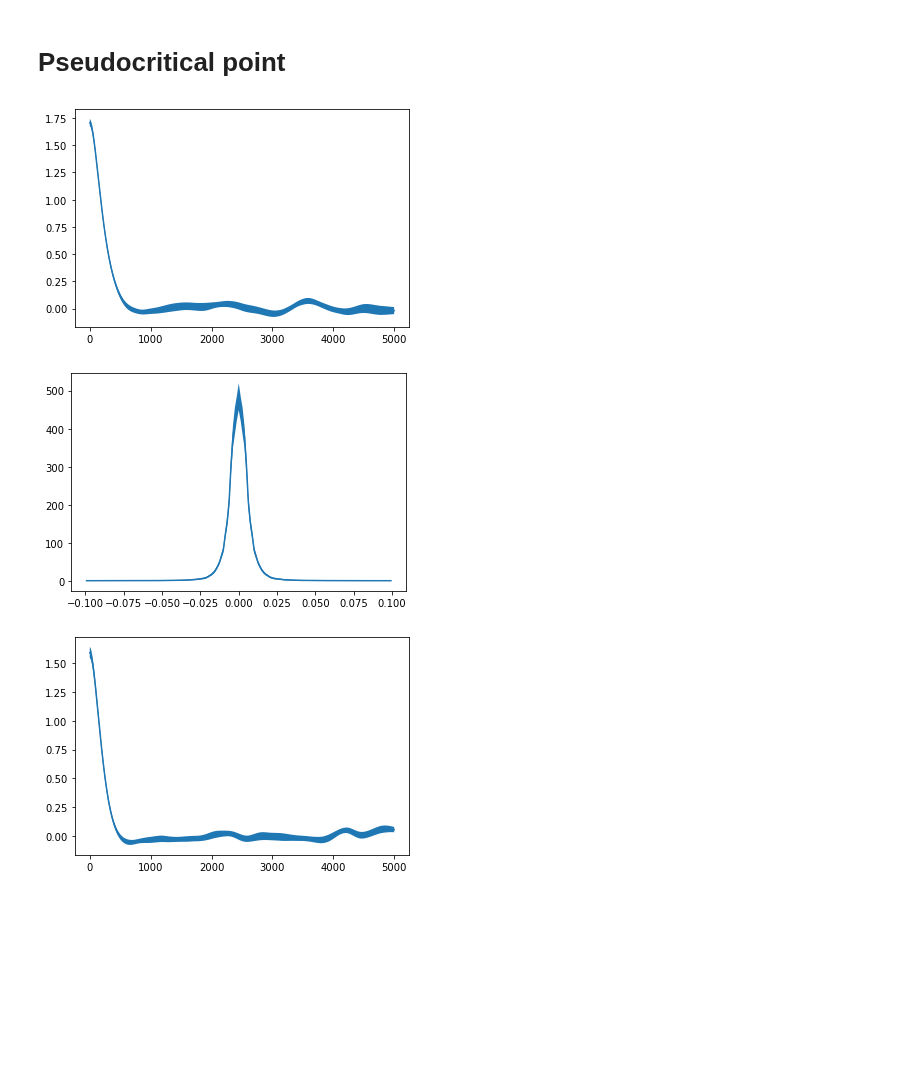
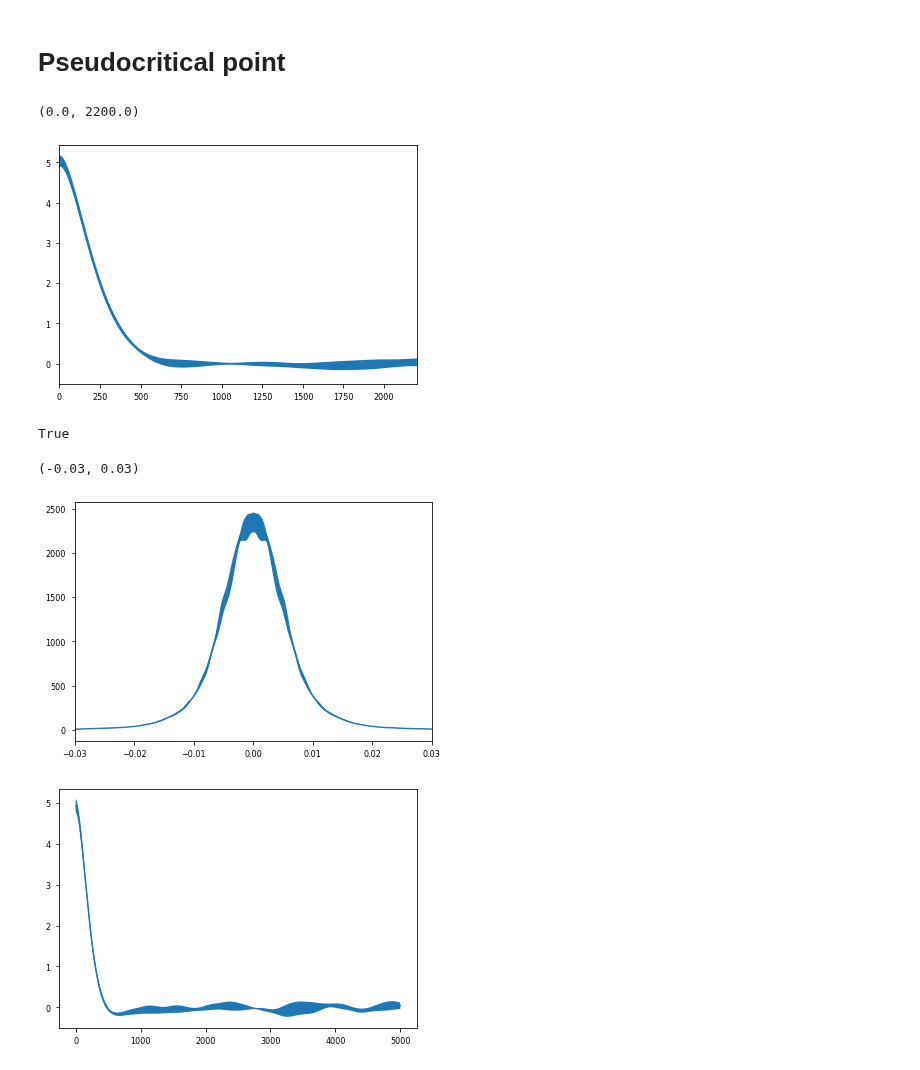
Before and after one commit to jannisgebbo/langevinA, a Jupyter notebook: jupyter_notebooks/superpaper3.ipynb, the cells around one changed output. Saved outputs shown, nothing was run; the diff lists cells and outputs as text; code cells hidden in the pictures; blank space fills up the shorter version.

```diff
--- a/jupyter_notebooks/superpaper3.ipynb
+++ b/jupyter_notebooks/superpaper3.ipynb
@@ -17,10 +17,20 @@ import h5py
 
 
 from scipy.optimize import curve_fit
+from scipy.integrate import quad
 
+from scipy.interpolate import interp1d
+from scipy.optimize import minimize
 
+#processedDataDir = "../data/processedv1/"
+#processedDataDir = "../data/processedv2/"
+#processedDataDir = "../data/processedv3/"
+processedDataDir = "../python/"
+#processedDataDir = "../data/processedv3/"
 
-processedDataDir = "../data/processed/"
+gdir = '../gnuplot_data/'
+
+%load_ext gnuplot_kernel
 # %% [output]
 The autoreload extension is already loaded. To reload it, use:
   %reload_ext autoreload
@@ -128,11 +1029,24 @@ datazps = ConfResults(fn="../data/zpseudocritical_N080_m-0470052_h003000_c00500.
 # %%
 datazps.load("OtOttp","A", direc=processedDataDir)
 datazps.load("OtOttpFourier","A", direc=processedDataDir)
+datazps.load("OtOttp_blocks","A", direc=processedDataDir)
+
+#datazps.computeOtOtpBlocked("A", momNum = 0, tMax = 5000.0, blockSizeT = 20000.0,  errFunc = lambda x : (np.mean(x,axis=0), np.std(x,axis=0)), parallel=True)
+
 plotter.plot(datazps,"OtOttp","A")
+#plt.ylim(-0.1,0.2)
+plt.xlim(0.,2200)
 # %% [output]
+(0.0, 2200.0)
-[figure, old version]
+[figure, new version]
+# %%
+datazps.computeStatisticalCor('A', omMax=0.1, errFunc=lambda x: (np.mean(x,axis=0), np.std(x,axis=0)), filterFunc=lambda x : np.exp(-x**2 / 2500.0**2),myTmax = 20000)
+# %% [output]
+True
 # %%
 plotter.plot(datazps,"OtOttpFourier","A")
+plt.xlim((-0.03,0.03))
 # %% [output]
+(-0.03, 0.03)
-[figure, old version]
+[figure, new version]
 # %%
@@ -140,7 +1058,7 @@ dataz1p = ConfResults(fn="../data/z1p214_N080_m-0471156_h003000_c00500.h5",thTim
 # %%
-dataz1p.load("OtOttp","A", direc=processedDataDir)
-dataz1p.load("OtOttpFourier","A", direc=processedDataDir)
-plotter.plot(dataz1p,"OtOttp","A")
+#dataz1p214.load("OtOttp","A", direc=processedDataDir)
+#dataz1p214.load("OtOttpFourier","A", direc=processedDataDir)
+plotter.plot(dataz1p214,"OtOttp","A")
 # %% [output]
-[figure, old version]
+[figure, new version]
 # %%
```
Also changed, not shown: parts of 131 cells of this notebook, 4 other files.
